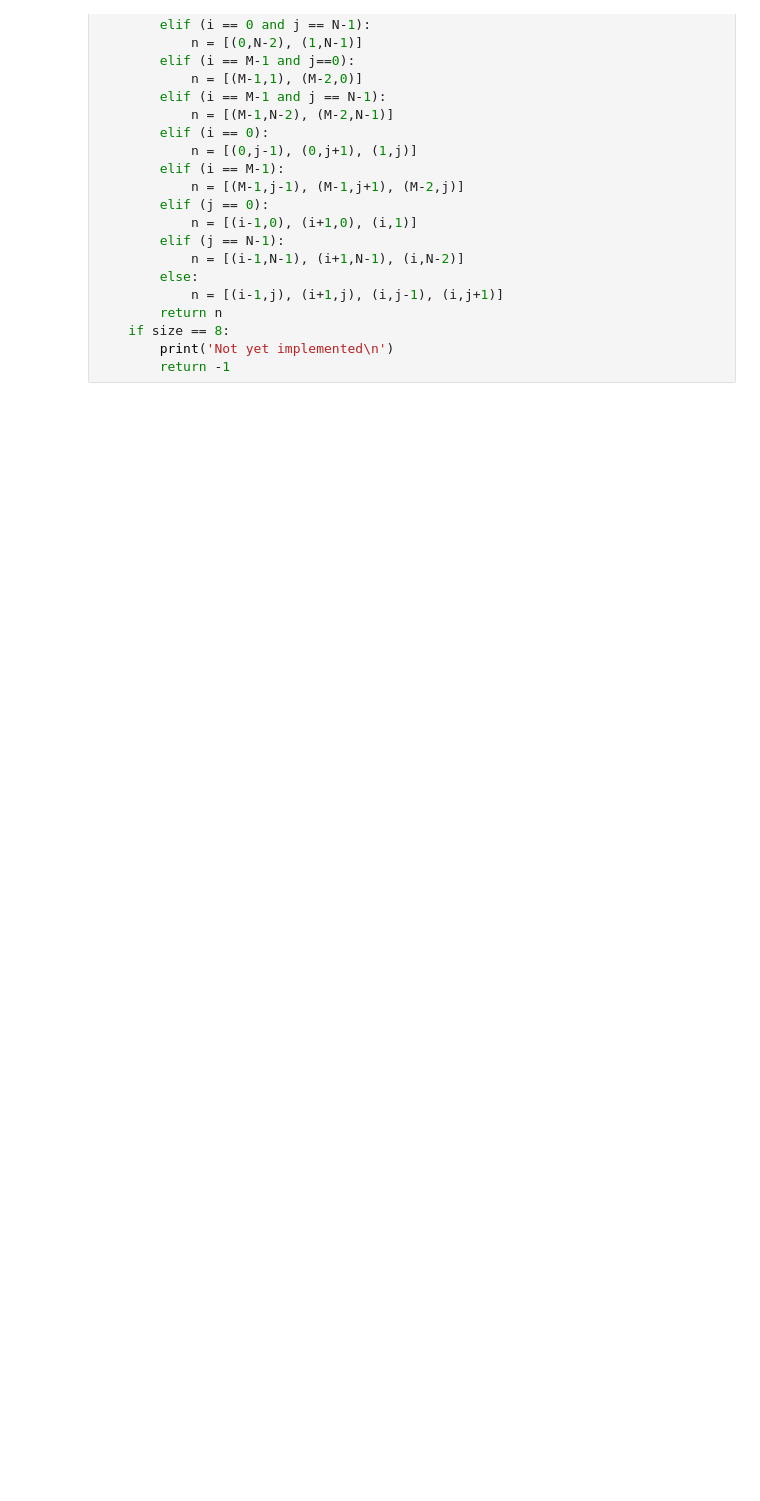
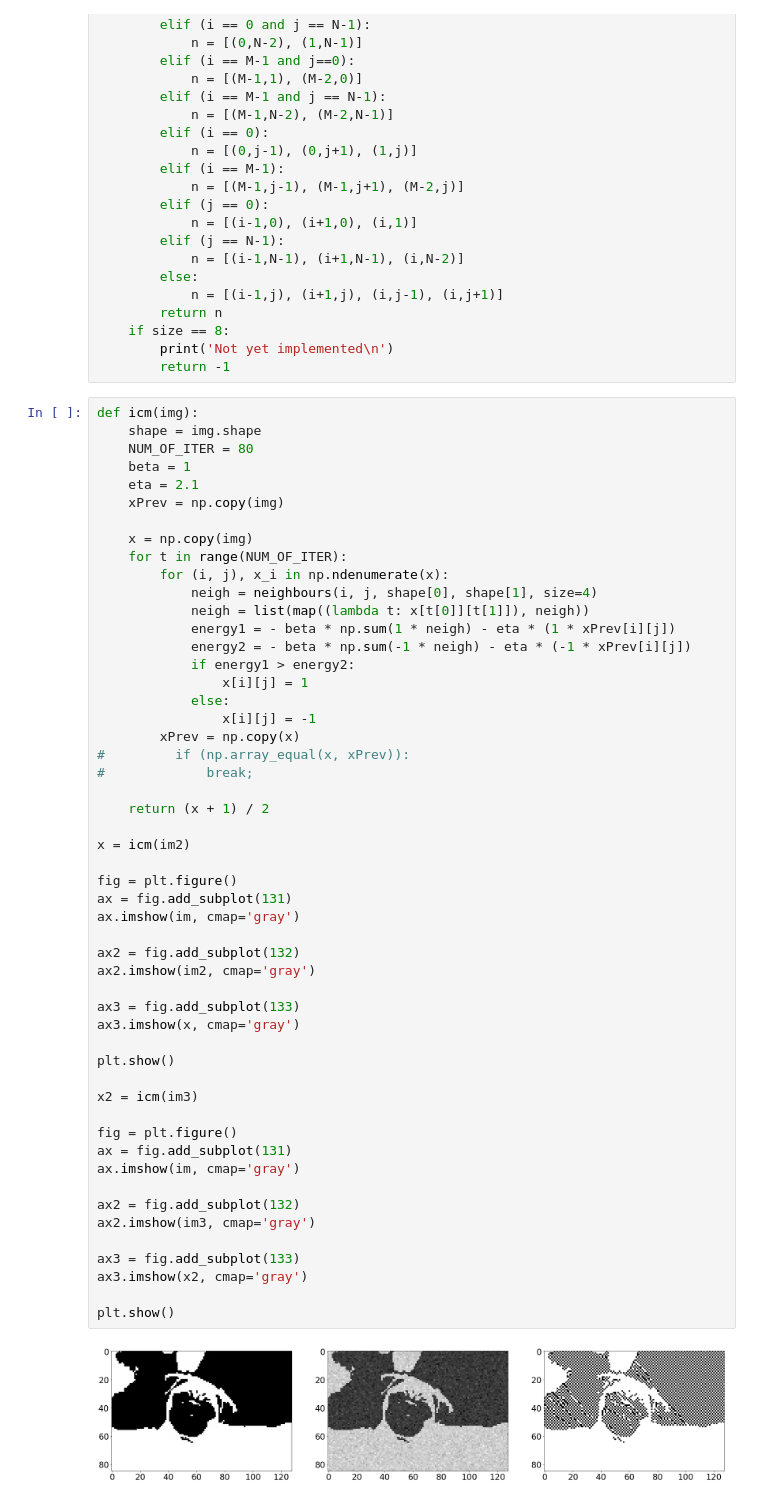
Before and after one commit to Briggybros/Uni-Machine-Learning, a Jupyter notebook: Inference.ipynb, the cells around one changed output. Drawn from its saved outputs; the diff is of its cells as text; blank space fills up the shorter version.

```diff
--- a/Inference.ipynb
+++ b/Inference.ipynb
@@ -64,3 +69,57 @@ def neighbours(i, j, M, N, size = 4):
     if size == 8:
         print('Not yet implemented\n')
         return -1
+# %%
+def icm(img):
+    shape = img.shape
+    NUM_OF_ITER = 80
+    beta = 1
+    eta = 2.1
+    xPrev = np.copy(img)
+
+    x = np.copy(img)
+    for t in range(NUM_OF_ITER):
+        for (i, j), x_i in np.ndenumerate(x):
+            neigh = neighbours(i, j, shape[0], shape[1], size=4)
+            neigh = list(map((lambda t: x[t[0]][t[1]]), neigh))
+            energy1 = - beta * np.sum(1 * neigh) - eta * (1 * xPrev[i][j])
+            energy2 = - beta * np.sum(-1 * neigh) - eta * (-1 * xPrev[i][j])
+            if energy1 > energy2:
+                x[i][j] = 1
+            else:
+                x[i][j] = -1
+        xPrev = np.copy(x)
+#         if (np.array_equal(x, xPrev)):
+#             break;
+
+    return (x + 1) / 2
+
+x = icm(im2)
+
+fig = plt.figure()
+ax = fig.add_subplot(131)
+ax.imshow(im, cmap='gray')
+
+ax2 = fig.add_subplot(132)
+ax2.imshow(im2, cmap='gray')
+
+ax3 = fig.add_subplot(133)
+ax3.imshow(x, cmap='gray')
+
+plt.show()
+
+x2 = icm(im3)
+
+fig = plt.figure()
+ax = fig.add_subplot(131)
+ax.imshow(im, cmap='gray')
+
+ax2 = fig.add_subplot(132)
+ax2.imshow(im3, cmap='gray')
+
+ax3 = fig.add_subplot(133)
+ax3.imshow(x2, cmap='gray')
+
+plt.show()
+# %% [output]
+[figure, added]
```
Also changed, not shown: parts of 2 cells of this notebook.
